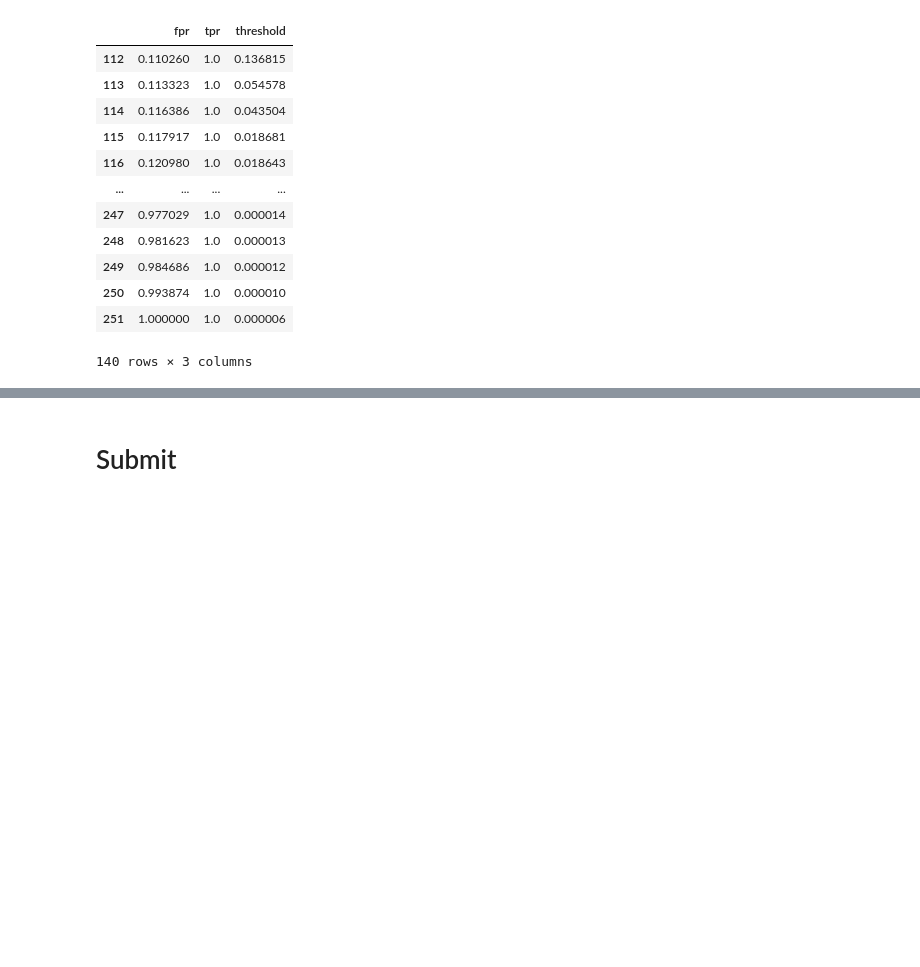
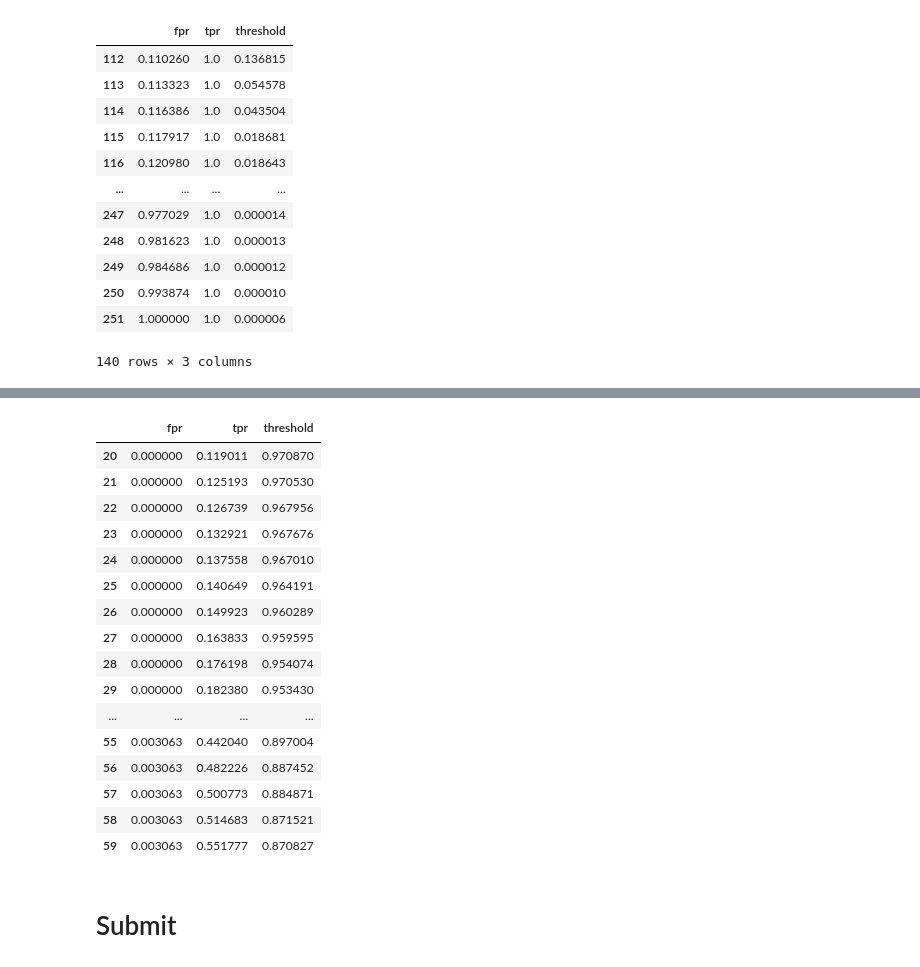
Before and after one commit to MerleSt/MushroomClassification, a Jupyter notebook: Notebooks/mushroom_model.ipynb, the cells around one changed output, grey strips where cells are left out. Saved outputs shown, nothing was run; the diff lists cells and outputs as text; code cells hidden in the pictures; blank space fills up the shorter version.

```diff
--- a/Notebooks/mushroom_model.ipynb
+++ b/Notebooks/mushroom_model.ipynb
@@ -545,3 +555,23 @@ Adjusted Accuracy: 0.7284615384615385
+# %%
+win_threshold[20:60]
+# %% [output]
+|  | fpr | tpr | threshold |
+| 20 | 0.000000 | 0.119011 | 0.970870 |
+| 21 | 0.000000 | 0.125193 | 0.970530 |
+| 22 | 0.000000 | 0.126739 | 0.967956 |
+| 23 | 0.000000 | 0.132921 | 0.967676 |
+| 24 | 0.000000 | 0.137558 | 0.967010 |
+| 25 | 0.000000 | 0.140649 | 0.964191 |
+| 26 | 0.000000 | 0.149923 | 0.960289 |
+| 27 | 0.000000 | 0.163833 | 0.959595 |
+| 28 | 0.000000 | 0.176198 | 0.954074 |
+| 29 | 0.000000 | 0.182380 | 0.953430 |
+| ... | ... | ... | ... |
+| 55 | 0.003063 | 0.442040 | 0.897004 |
+| 56 | 0.003063 | 0.482226 | 0.887452 |
+| 57 | 0.003063 | 0.500773 | 0.884871 |
+| 58 | 0.003063 | 0.514683 | 0.871521 |
+| 59 | 0.003063 | 0.551777 | 0.870827 |
 # %% [markdown]
 # Submit
 # %%
```
Also changed, not shown: parts of 13 cells of this notebook.
